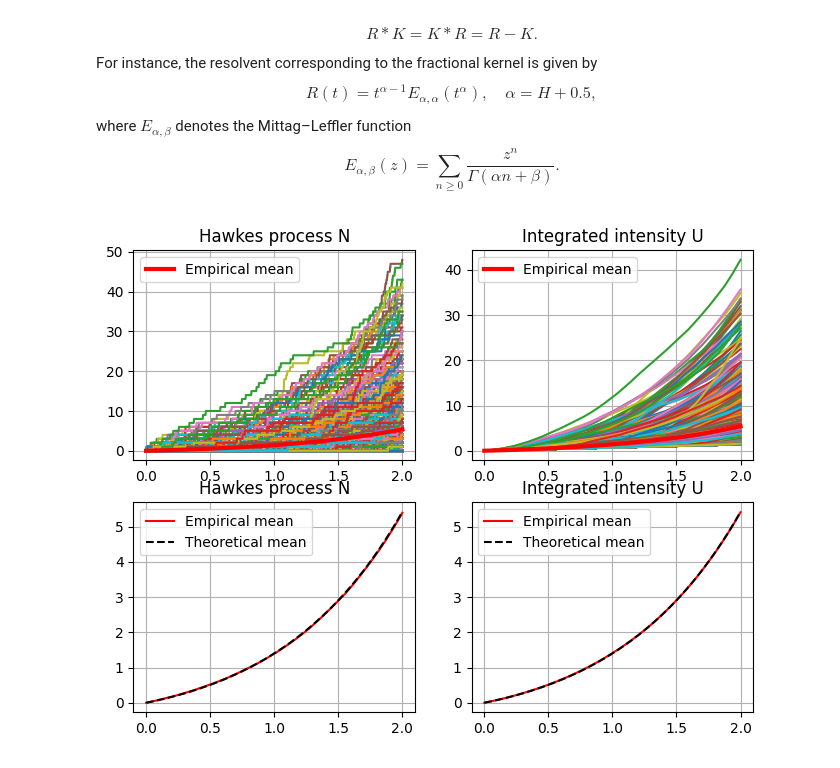
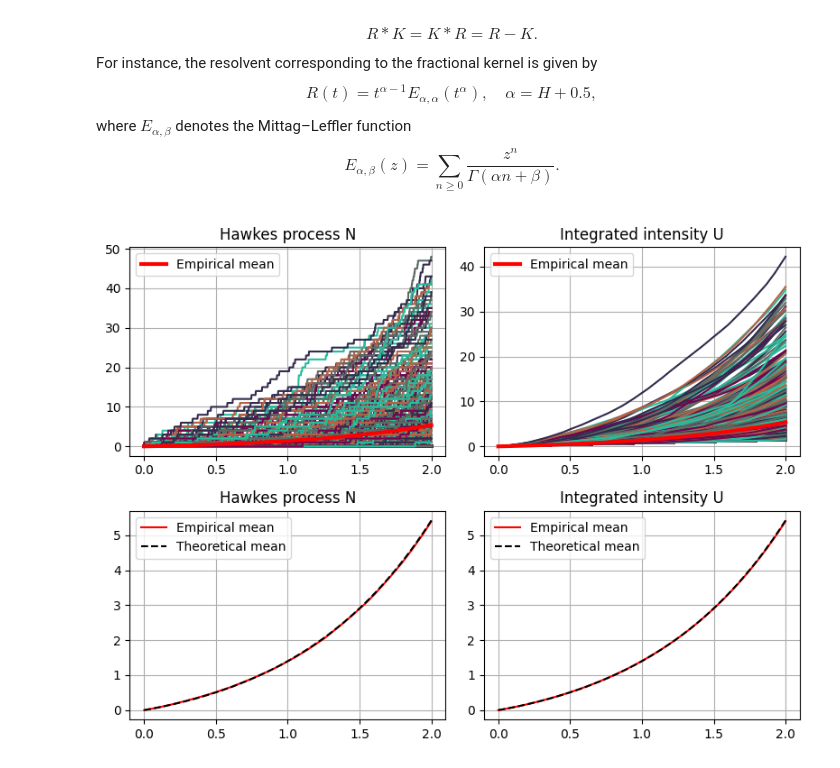
Before and after one commit to MrG1raffe/volterra_hawkes, a Jupyter notebook: notebooks/iVi_Hawkes_simulation.ipynb, the cells around one changed output. Saved outputs shown, nothing was run; the diff lists cells and outputs as text; code cells hidden in the pictures.

```diff
--- a/notebooks/iVi_Hawkes_simulation.ipynb
+++ b/notebooks/iVi_Hawkes_simulation.ipynb
@@ -108,12 +108,20 @@ if "../" not in sys.path:
 import numpy as np
 import random
 import matplotlib.pyplot as plt
+import matplotlib
 from scipy.special import gamma
 
-from volterra_hawkes.iVi import IVIVolterra
+from volterra_hawkes.iVi.iVi_hawkes import IVIHawkesProcess
 from volterra_hawkes.kernel.exponential_kernel import ExponentialKernel
 from volterra_hawkes.kernel.constant_kernel import ConstantKernel
 from volterra_hawkes.kernel.fractional_kernel import FractionalKernel
+
+color_cycle = ["#5b6c64", "#B56246", "#322B4D", "#28BC9C", "#71074E"]
+plt.rcParams["figure.figsize"]        = ((1 + np.sqrt(5)) / 2 * 5, 5)
+plt.rcParams["figure.autolayout"]     = True
+plt.rcParams["patch.force_edgecolor"] = False
+plt.rcParams["axes.grid"]             = True
+plt.rcParams['axes.prop_cycle']       = matplotlib.cycler(color=color_cycle)
 # %% [markdown]
 ### Hawkes process simulation
 # %%
@@ -212,43 +198,43 @@ $$
 E_{\alpha, \beta}(z) = \sum_{n \geq 0}\dfrac{z^n}{\Gamma(\alpha n + \beta)}.
 $$
 # %%
-R_mat = np.tril(ivi.kernel.resolvent(t_grid[:, None] - t_grid[None, :]), k=-1)
-expected_U = ivi.g0_bar(t_grid) + R_mat @  ivi.g0_bar(t_grid) * (t_grid[1] - t_grid[0])
+rng = np.random.default_rng(seed=42)
+ivi_hawkes = IVIHawkesProcess(kernel=K, g0_bar=g0_bar_const, rng=rng, g0=g0_const)
+
+R_mat = np.tril(ivi_hawkes.kernel.resolvent(t_grid[:, None] - t_grid[None, :]), k=-1)
+expected_U = ivi_hawkes.g0_bar(t_grid) + R_mat @  ivi_hawkes.g0_bar(t_grid) * (t_grid[1] - t_grid[0])
 
 n_show = 1000
 n_paths = 10000
 
-rng = np.random.default_rng(seed=42)
-ivi = IVIVolterra(is_continuous=False, kernel=K, g0_bar=g0_bar_const, rng=rng, b=1, c=1)
-U, Z = ivi.simulate(t_grid=t_grid, n_paths=n_paths)
-N = U + Z
+N, U, lam = ivi_hawkes.simulate(t_grid=t_grid, n_paths=n_paths)
 
 fig, ax = plt.subplots(2, 2, figsize=(8, 6))
 
 ax[0, 0].plot(t_grid, N[:, 0:n_show])
 ax[0, 0].plot(t_grid, N.mean(axis=1), "r", lw=3, label="Empirical mean")
 ax[0, 0].set_title('Hawkes process N')
 ax[0, 0].legend()
 ax[0, 0].grid("on")
 
 ax[0, 1].plot(t_grid, U[:,0:n_show])
 ax[0, 1].plot(t_grid, U.mean(axis=1), "r", lw=3, label="Empirical mean")
 ax[0, 1].set_title('Integrated intensity U')
 ax[0, 1].legend()
 ax[0, 1].grid("on")
 
 ax[1, 0].plot(t_grid, N.mean(axis=1), "r", label="Empirical mean")
 ax[1, 0].plot(t_grid, expected_U, "k--", label="Theoretical mean")
 ax[1, 0].set_title('Hawkes process N')
 ax[1, 0].legend()
 ax[1, 0].grid("on")
 
 ax[1, 1].plot(t_grid, U.mean(axis=1), "r", label="Empirical mean")
 ax[1, 1].plot(t_grid, expected_U, "k--", label="Theoretical mean")
 ax[1, 1].set_title('Integrated intensity U')
 ax[1, 1].legend()
 ax[1, 1].grid("on")
 
 plt.show()
 # %% [output]
-[figure, old version]
+[figure, new version]
```
Also changed, not shown: parts of 4 cells of this notebook, 11 other files.
